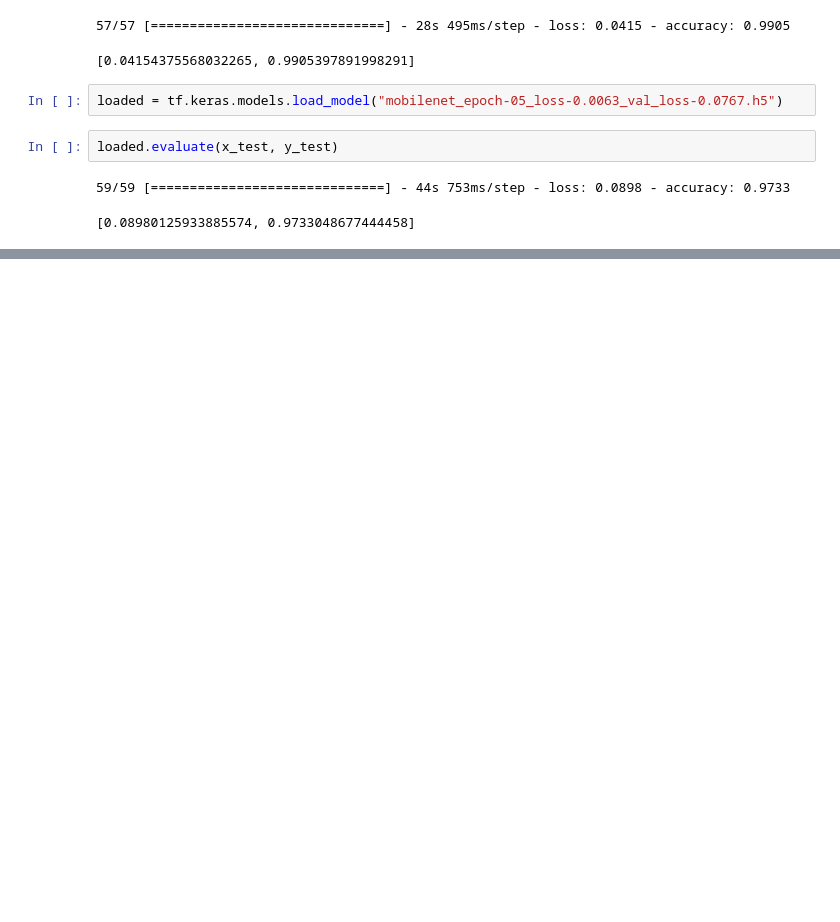
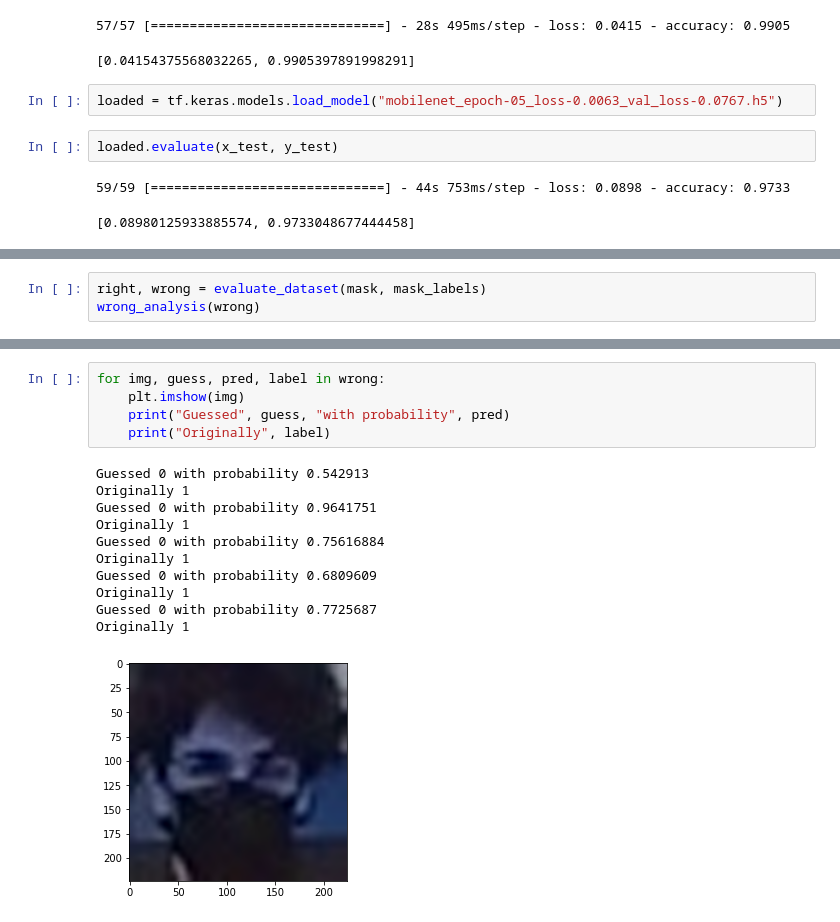
Before and after one commit to martaSpadoni/sacr-var, a Jupyter notebook: sacr-mask-detection/mask-classifier.ipynb, the cells around one changed output, grey strips where cells are left out. Saved outputs shown, nothing was run; the diff lists cells and outputs as text; blank space fills up the shorter version.

Commit message:
chore: start analyzing wrong predictions

```diff
--- a/sacr-mask-detection/mask-classifier.ipynb
+++ b/sacr-mask-detection/mask-classifier.ipynb
@@ -306,0 +395,3 @@ loaded.evaluate(x_test, y_test)
+# %%
+right, wrong = evaluate_dataset(mask, mask_labels)
+wrong_analysis(wrong)
@@ -306,0 +417,17 @@ loaded.evaluate(x_test, y_test)
+# %%
+for img, guess, pred, label in wrong:
+    plt.imshow(img)
+    print("Guessed", guess, "with probability", pred)
+    print("Originally", label)
+# %% [output]
+Guessed 0 with probability 0.542913
+Originally 1
+Guessed 0 with probability 0.9641751
+Originally 1
+Guessed 0 with probability 0.75616884
+Originally 1
+Guessed 0 with probability 0.6809609
+Originally 1
+Guessed 0 with probability 0.7725687
+Originally 1
+[figure, added]
```
Also changed, not shown: parts of 8 cells of this notebook.
